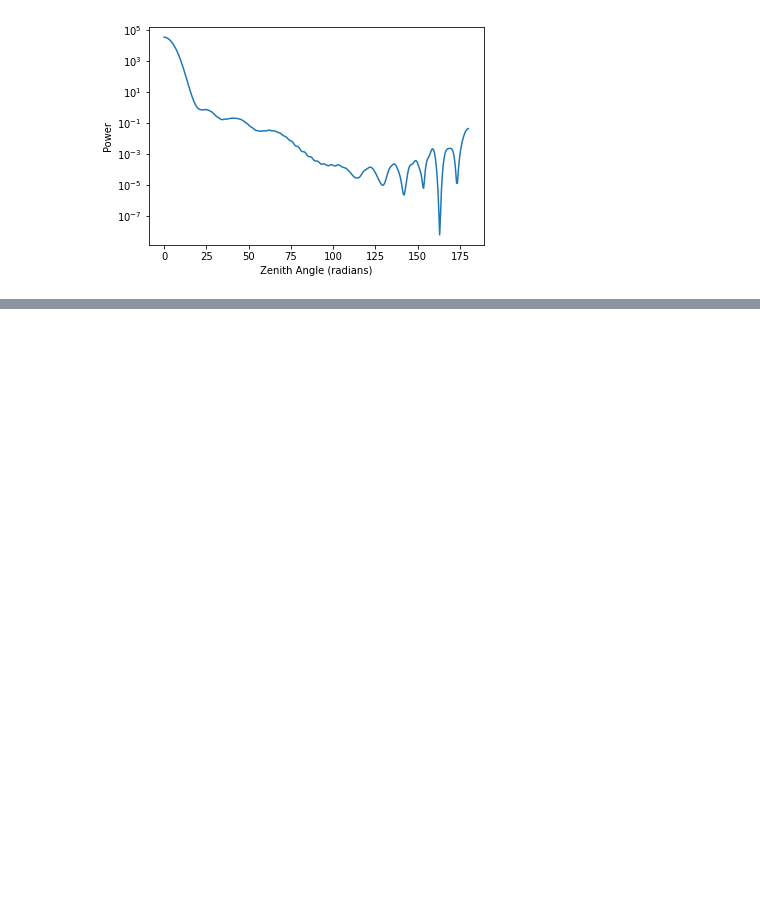
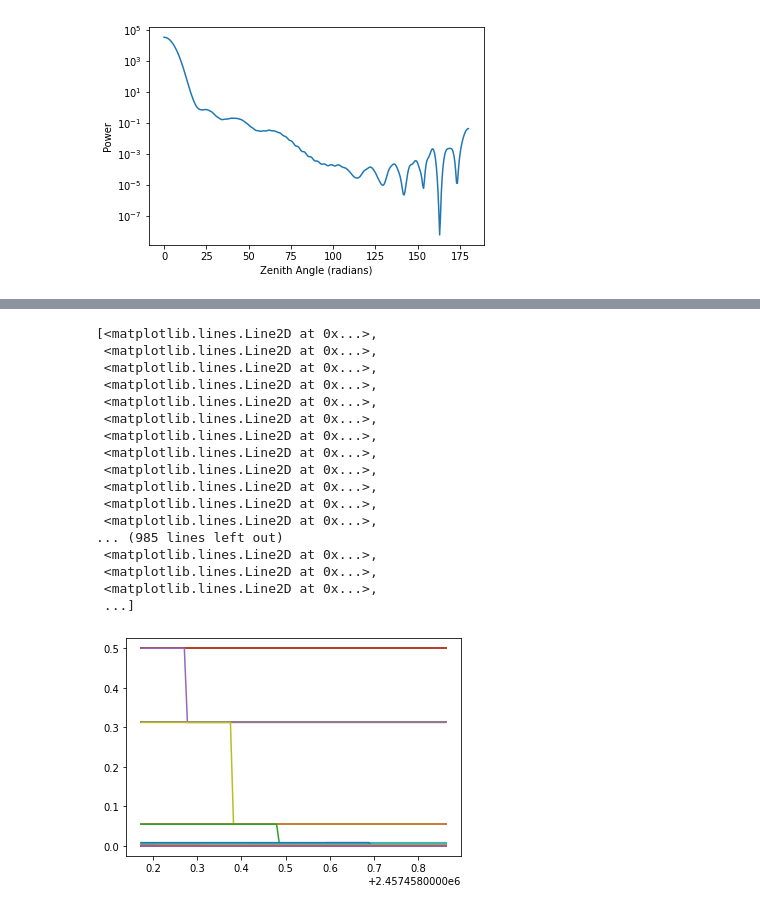
Before and after one commit to ronniyjoseph/Arpeggio, a Jupyter notebook: notebooks/pyuv-universe.ipynb, the cells around one changed output, grey strips where cells are left out. Drawn from its saved outputs; the diff is of its cells as text; code cells hidden in the pictures; blank space fills up the shorter version.

```diff
--- a/notebooks/pyuv-universe.ipynb
+++ b/notebooks/pyuv-universe.ipynb
@@ -62,0 +114,24 @@ beam.write_beamfits('chord.uvbeam', clobber=True)
+# %%
+selection = UV.copy()
+selection.select(times=np.unique(selection.time_array))
+plt.plot(np.unique(selection.time_array),
+         np.real(selection.data_array[:,0,0,0].reshape(len(np.unique(UV.baseline_array)),UV.Ntimes ).T))
+# %% [output]
+[<matplotlib.lines.Line2D at 0x...>,
+ <matplotlib.lines.Line2D at 0x...>,
+ <matplotlib.lines.Line2D at 0x...>,
+ <matplotlib.lines.Line2D at 0x...>,
+ <matplotlib.lines.Line2D at 0x...>,
+ <matplotlib.lines.Line2D at 0x...>,
+ <matplotlib.lines.Line2D at 0x...>,
+ <matplotlib.lines.Line2D at 0x...>,
+ <matplotlib.lines.Line2D at 0x...>,
+ <matplotlib.lines.Line2D at 0x...>,
+ <matplotlib.lines.Line2D at 0x...>,
+ <matplotlib.lines.Line2D at 0x...>,
+... (985 lines left out)
+ <matplotlib.lines.Line2D at 0x...>,
+ <matplotlib.lines.Line2D at 0x...>,
+ <matplotlib.lines.Line2D at 0x...>,
+ ...]
+[figure, added]
```
Also changed, not shown: parts of 10 cells of this notebook.
